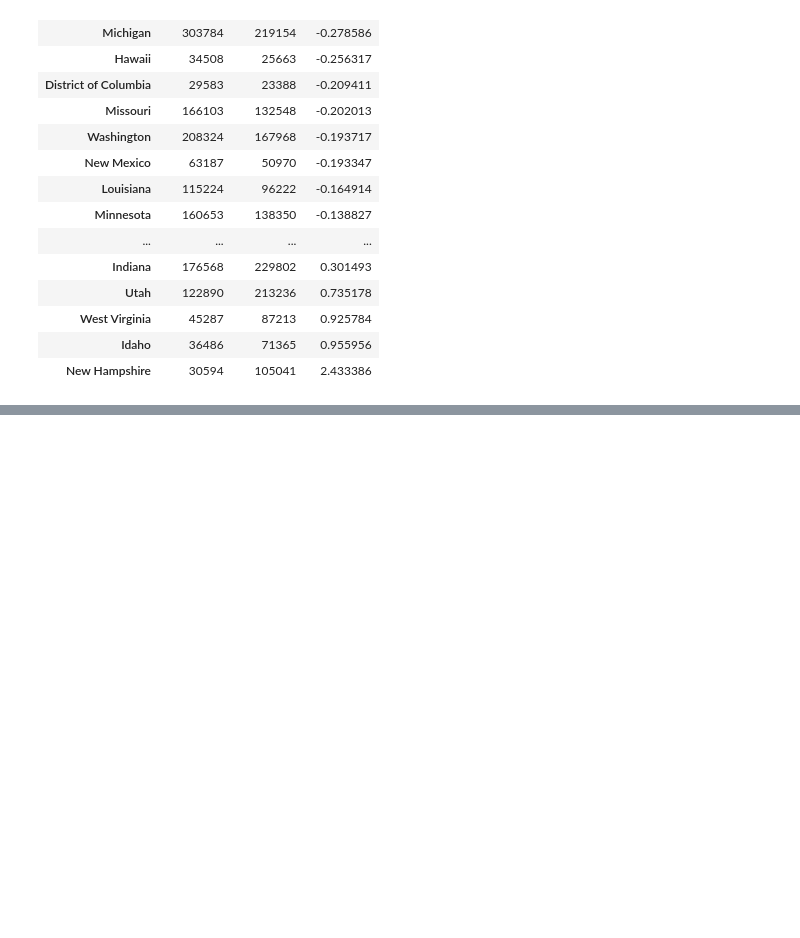
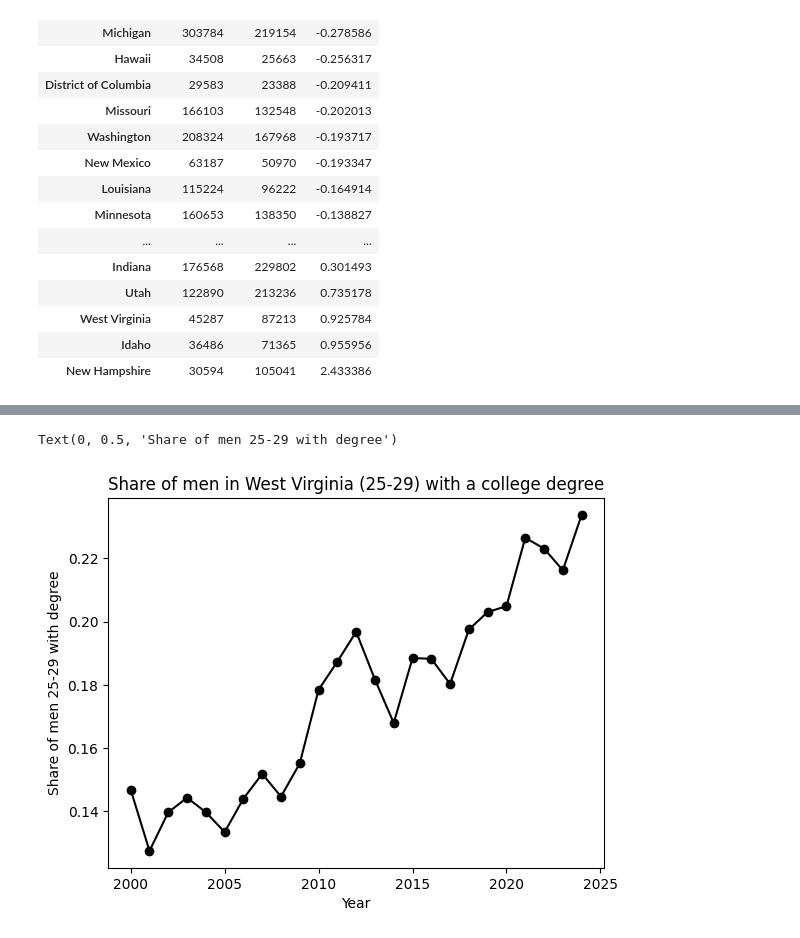
Before and after one commit to rhawrami-aibm/bloomberg_question, a Jupyter notebook: mens_ed.ipynb, the cells around one changed output, grey strips where cells are left out. Saved outputs shown, nothing was run; the diff lists cells and outputs as text; code cells hidden in the pictures; blank space fills up the shorter version.

```diff
--- a/mens_ed.ipynb
+++ b/mens_ed.ipynb
@@ -117,0 +193,36 @@ What if we wanted to look at the share of men enrolled in college over time? For
+# %%
+#Try 25-29 with a degree
+#EDUC CODE for BA and above: 110-125
+
+#Drop anyone not in 18-24 y.o. range, and male
+cps_deg = cps.query("AGE >= 25 and AGE <= 29 and SEX == 1")
+#Make sure state and EDUC variables aren't NIU
+cps_deg = cps.query("SCHLCOLL != 999 and STATEFIP <= 56")
+
+#In college
+yes_deg = cps_deg.query("EDUC >= 110 and EDUC <= 125")
+yes_deg = yes_deg.loc[:, ["STATEFIP", "YEAR", "WTFINL"]].groupby(["STATEFIP", "YEAR"]).sum()
+yes_deg = yes_deg.rename(columns={"WTFINL" : "has_degree"})
+
+#Not in college
+no_deg = cps_deg.query("EDUC >= 2 and EDUC < 110")
+no_deg = no_deg.loc[:, ["STATEFIP", "YEAR", "WTFINL"]].groupby(["STATEFIP", "YEAR"]).sum()
+no_deg = no_deg.rename(columns={"WTFINL" : "no_degree"})
+
+#Merge, calculate share of men 18-24 y.o. in college, by year and state
+cps_sharewithdeg = yes_deg.merge(right=no_deg, on=["STATEFIP", "YEAR"])
+cps_sharewithdeg["share"] = cps_sharewithdeg.has_degree / (cps_sharewithdeg.has_degree + cps_sharewithdeg.no_degree)
+# %%
+#Try West Virginia for example:
+#WV FIP code = 54
+cps_deg_wv = cps_sharewithdeg.query("STATEFIP == 54")
+cps_deg_wv = cps_deg_wv.reset_index()
+
+#Plot
+plt.plot(cps_deg_wv.YEAR, cps_deg_wv.share, color = "black", marker = "o")
+plt.title("Share of men in West Virginia (25-29) with a college degree")
+plt.xlabel("Year")
+plt.ylabel("Share of men 25-29 with degree")
+# %% [output]
+Text(0, 0.5, 'Share of men 25-29 with degree')
+[figure, added]
```
Also changed, not shown: parts of 10 cells of this notebook.
